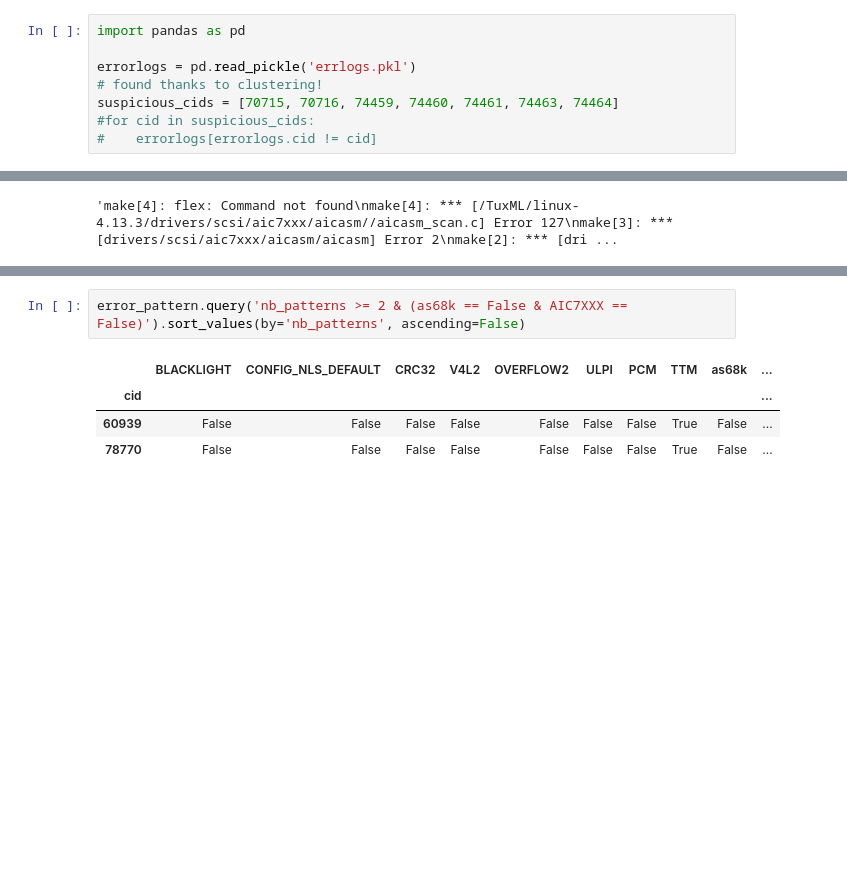
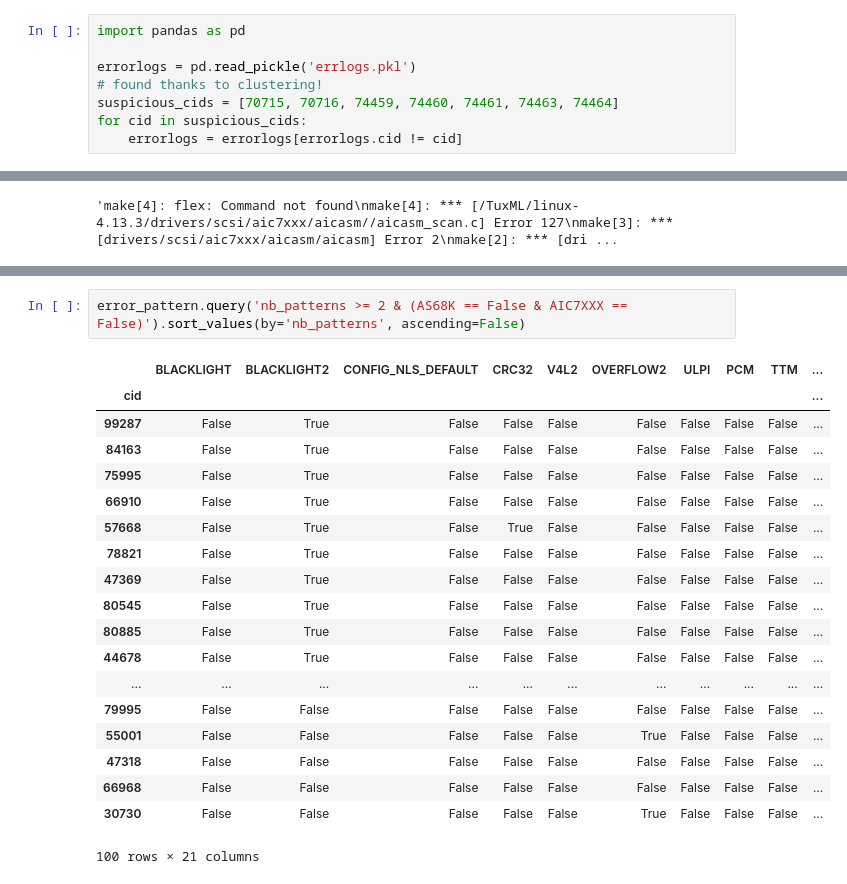
Before and after one commit to harel-coffee/compilation-analysis-auto, a Jupyter notebook: ClusterAnalysis.ipynb, the cells around one changed output, grey strips where cells are left out. Cells and saved outputs as stored; diff of their text form; blank space fills up the shorter version.

```diff
--- a/ClusterAnalysis.ipynb
+++ b/ClusterAnalysis.ipynb
@@ -4,8 +4,8 @@ import pandas as pd
 errorlogs = pd.read_pickle('errlogs.pkl')
 # found thanks to clustering!
 suspicious_cids = [70715, 70716, 74459, 74460, 74461, 74463, 74464]
-#for cid in suspicious_cids:
-#    errorlogs[errorlogs.cid != cid]
+for cid in suspicious_cids:
+    errorlogs = errorlogs[errorlogs.cid != cid]
 # %%
 len(errorlogs)
 # %% [output]
@@ -192,10 +209,25 @@ error_pattern.query('nb_patterns >= 2 & (as68k == False & AICDB == False & AIC7X
 # %%
-error_pattern.query('nb_patterns >= 2 & (as68k == False & AIC7XXX == False)').sort_values(by='nb_patterns', ascending=False)
+error_pattern.query('nb_patterns >= 2 & (AS68K == False & AIC7XXX == False)').sort_values(by='nb_patterns', ascending=False)
 # %% [output]
-|  | BLACKLIGHT | CONFIG_NLS_DEFAULT | CRC32 | V4L2 | OVERFLOW2 | ULPI | PCM | TTM | as68k | ... |
+|  | BLACKLIGHT | BLACKLIGHT2 | CONFIG_NLS_DEFAULT | CRC32 | V4L2 | OVERFLOW2 | ULPI | PCM | TTM | ... |
 | cid |  |  |  |  |  |  |  |  |  | ... |
-| 60939 | False | False | False | False | False | False | False | True | False | ... |
-| 78770 | False | False | False | False | False | False | False | True | False | ... |
+| 99287 | False | True | False | False | False | False | False | False | False | ... |
+| 84163 | False | True | False | False | False | False | False | False | False | ... |
+| 75995 | False | True | False | False | False | False | False | False | False | ... |
+| 66910 | False | True | False | False | False | False | False | False | False | ... |
+| 57668 | False | True | False | True | False | False | False | False | False | ... |
+| 78821 | False | True | False | False | False | False | False | False | False | ... |
+| 47369 | False | True | False | False | False | False | False | False | False | ... |
+| 80545 | False | True | False | False | False | False | False | False | False | ... |
+| 80885 | False | True | False | False | False | False | False | False | False | ... |
+| 44678 | False | True | False | False | False | False | False | False | False | ... |
+| ... | ... | ... | ... | ... | ... | ... | ... | ... | ... | ... |
+| 79995 | False | False | False | False | False | False | False | False | False | ... |
+| 55001 | False | False | False | False | False | True | False | False | False | ... |
+| 47318 | False | False | False | False | False | False | False | False | False | ... |
+| 66968 | False | False | False | False | False | False | False | False | False | ... |
+| 30730 | False | False | False | False | False | True | False | False | False | ... |
+100 rows × 21 columns
 # %%
 # masking effect
 error_pattern.query('nb_patterns >= 2 & CONFIG_NLS_DEFAULT == True').sort_values(by='nb_patterns', ascending=False)
```
Also changed, not shown: parts of 16 cells of this notebook, 1 other file.
